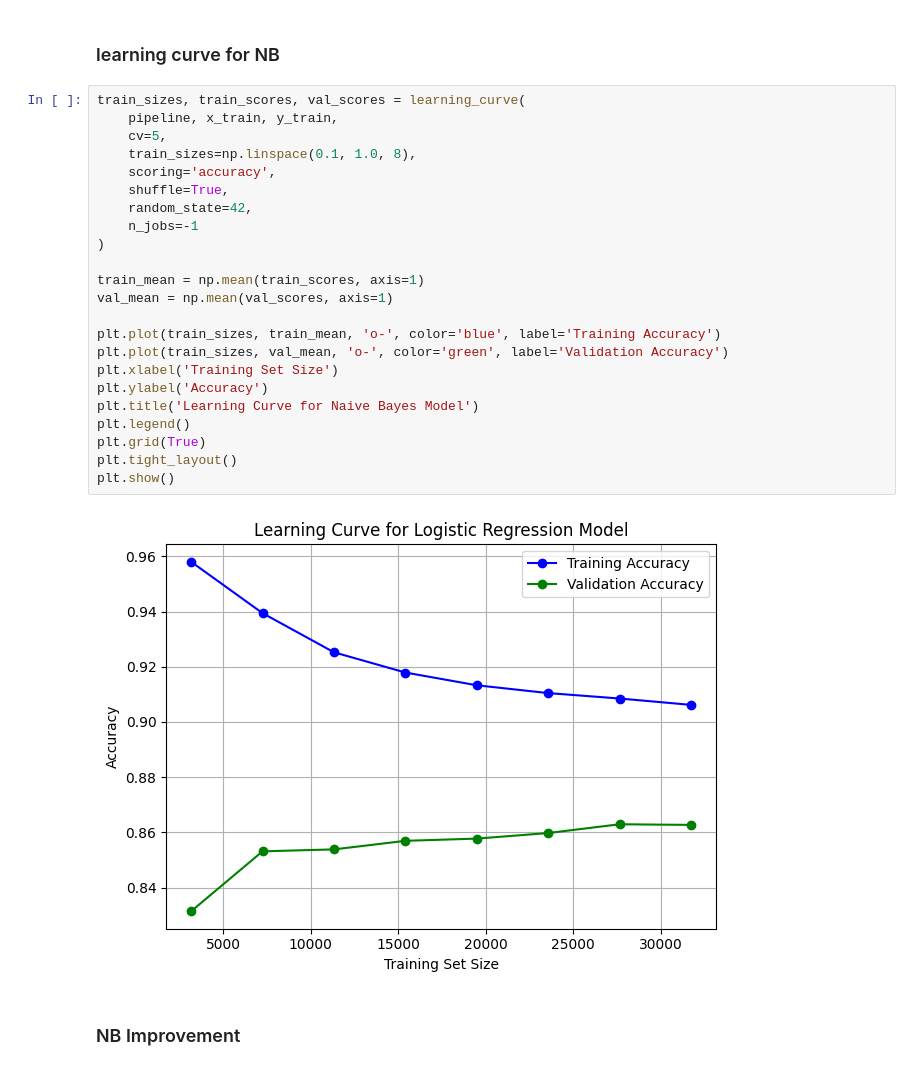
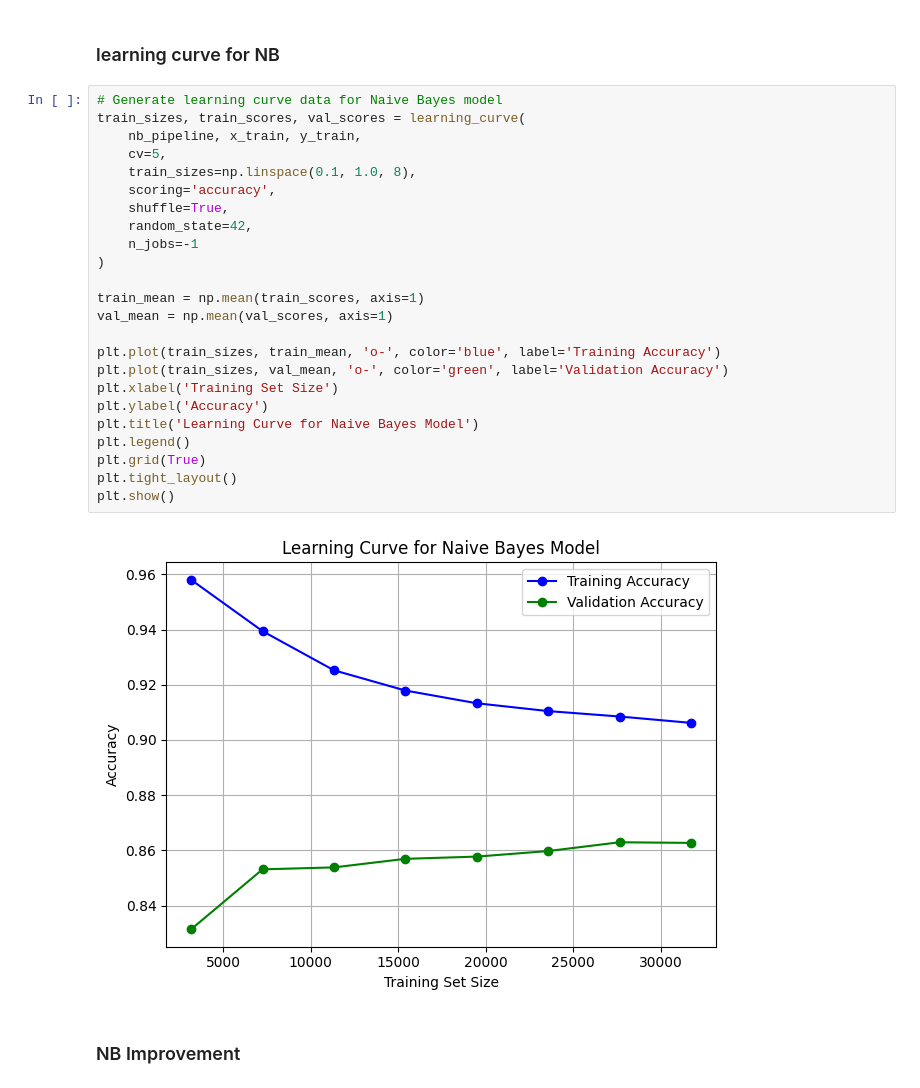
Before and after one commit to HashemBader/ML-Text-Sentiment-App-copy, a Jupyter notebook: notebooks/Text-Sentiment.ipynb, the cells around one changed output. Saved outputs shown, nothing was run; the diff lists cells and outputs as text.

```diff
--- a/notebooks/Text-Sentiment.ipynb
+++ b/notebooks/Text-Sentiment.ipynb
@@ -397,30 +396,31 @@ Test set accuracy: 0.8631
 # %% [markdown]
 ### learning curve for NB
 # %%
+# Generate learning curve data for Naive Bayes model
 train_sizes, train_scores, val_scores = learning_curve(
-    pipeline, x_train, y_train,
+    nb_pipeline, x_train, y_train,
     cv=5,
     train_sizes=np.linspace(0.1, 1.0, 8),
     scoring='accuracy',
     shuffle=True,
     random_state=42,
     n_jobs=-1
 )
 
 train_mean = np.mean(train_scores, axis=1)
 val_mean = np.mean(val_scores, axis=1)
 
 plt.plot(train_sizes, train_mean, 'o-', color='blue', label='Training Accuracy')
 plt.plot(train_sizes, val_mean, 'o-', color='green', label='Validation Accuracy')
 plt.xlabel('Training Set Size')
 plt.ylabel('Accuracy')
 plt.title('Learning Curve for Naive Bayes Model')
 plt.legend()
 plt.grid(True)
 plt.tight_layout()
 plt.show()
 # %% [output]
-[figure, old version]
+[figure, new version]
 # %% [markdown]
 ### NB Improvement
 # %%
```
Also changed, not shown: parts of 10 cells of this notebook.
